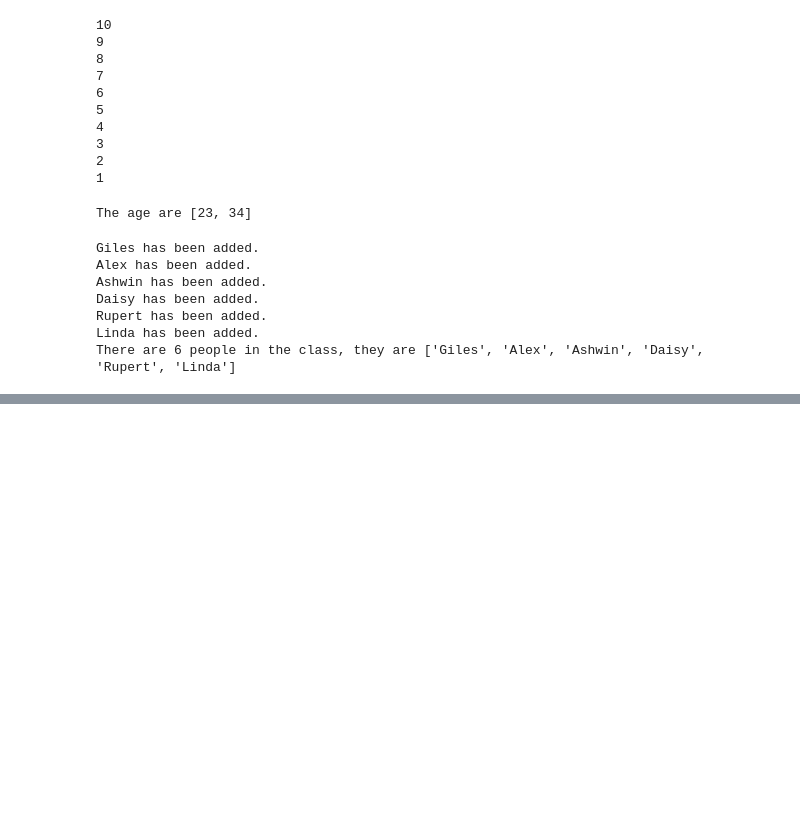
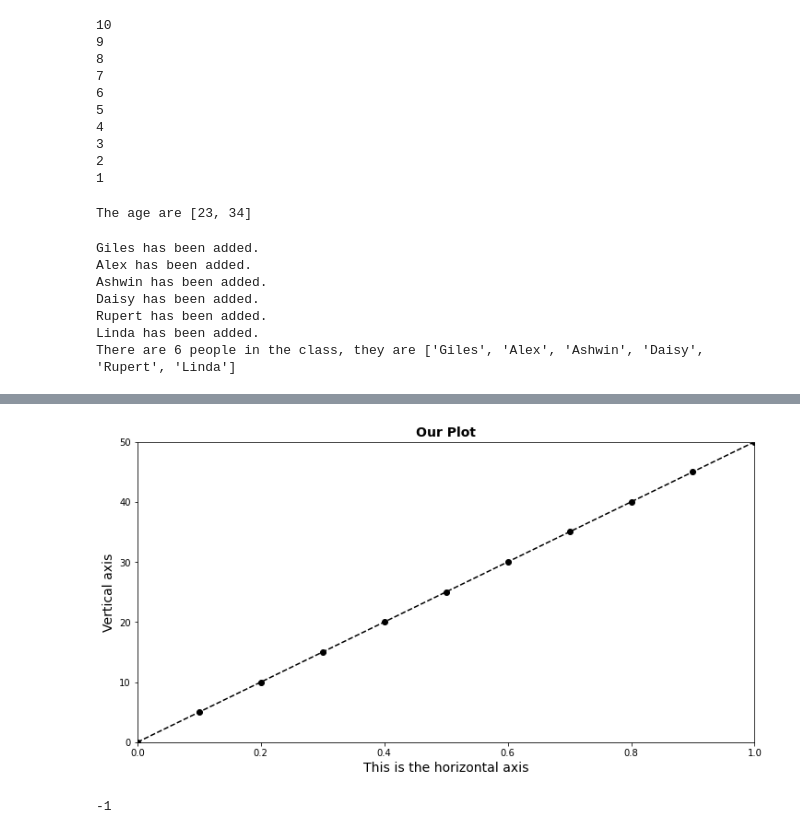
Before and after one commit to marufkhan-ahmad/demo, a Jupyter notebook: For loop.ipynb, the cells around one changed output, grey strips where cells are left out. Saved outputs shown, nothing was run; the diff lists cells and outputs as text; code cells hidden in the pictures; blank space fills up the shorter version.

```diff
--- a/For loop.ipynb
+++ b/For loop.ipynb
@@ -245,0 +262,19 @@ There are 6 people in the class, they are ['Giles', 'Alex', 'Ashwin', 'Daisy', '
+# %%
+x_axis = [0.0, 0.1,0.2,0.3,0.4,0.5,0.6,0.7,0.8,0.9,1.0]
+# %%
+plt.plot(x_axis,values,'ko--')
+plt.xlim(0,1.0)
+plt.ylim(0,50)
+plt.title('Our Plot', fontsize = 14, weight = 'bold')
+plt.xlabel('This is the horizontal axis', fontsize = 14)
+plt.ylabel('Vertical axis', fontsize = 14)
+plt.show()
+# %% [output]
+[figure, added]
+# %%
+# Create random walk
+step_option = [1,-1]
+step_choice = choice(step_option)
+step_choice
+# %% [output]
+-1
```
Also changed, not shown: parts of 6 cells of this notebook.
